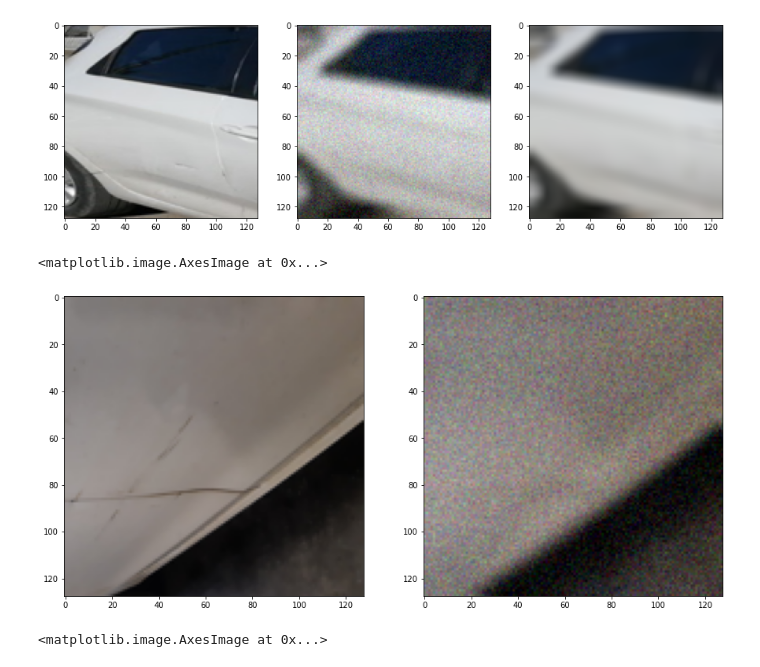
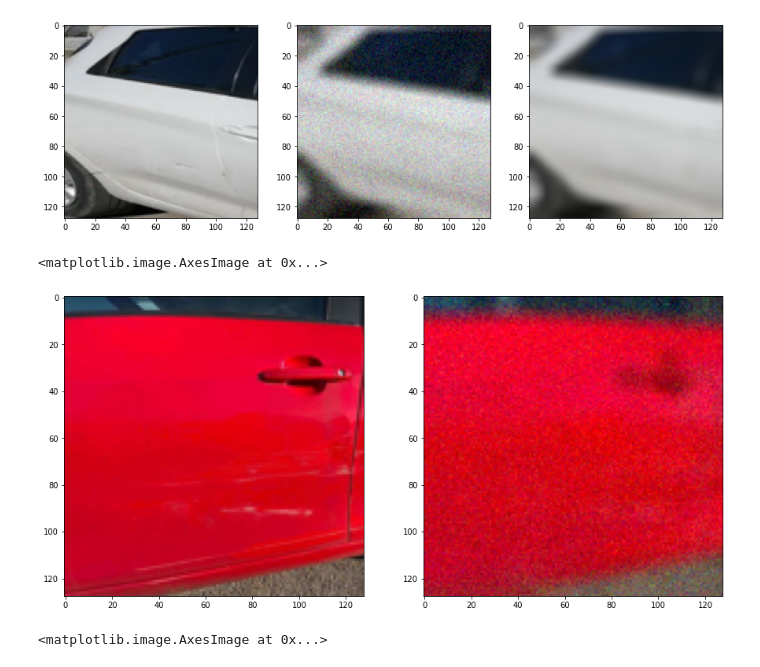
Before and after one commit to JereMonk/Wnet, a Jupyter notebook: Denoiser.ipynb, the cells around one changed output. Saved outputs shown, nothing was run; the diff lists cells and outputs as text; code cells hidden in the pictures.

```diff
--- a/Denoiser.ipynb
+++ b/Denoiser.ipynb
@@ -89,26 +89,26 @@ plt.imshow((image_o_blurred[0]+1)/2)
 <matplotlib.image.AxesImage at 0x...>
 [figure]
 # %%
-image = damaged_generator.__getitem__(5)
+image = damaged_generator.__getitem__(16)
 
 sigma=5
 blur_kernel=10
 noise_amp=0.1
 
 image_blurred = tfa.image.gaussian_filter2d( image,(blur_kernel,blur_kernel),sigma)
 noise = np.random.normal(0, noise_amp, image.shape)
 image_blurred = image_blurred + noise
 image_blurred = tf.clip_by_value(image_blurred, clip_value_min=-1, clip_value_max=1)
 
 
 plt.figure(figsize=(15,15))
 plt.subplot(1,2,1)
 plt.imshow((image[0]+1)/2)
 plt.subplot(1,2,2)
 plt.imshow((image_blurred[0]+1)/2)
 # %% [output]
 <matplotlib.image.AxesImage at 0x...>
-[figure, old version]
+[figure, new version]
 # %%
 image = non_damaged_generator.__getitem__(3)
 
```
Also changed, not shown: parts of 8 cells of this notebook, 2 other files.
